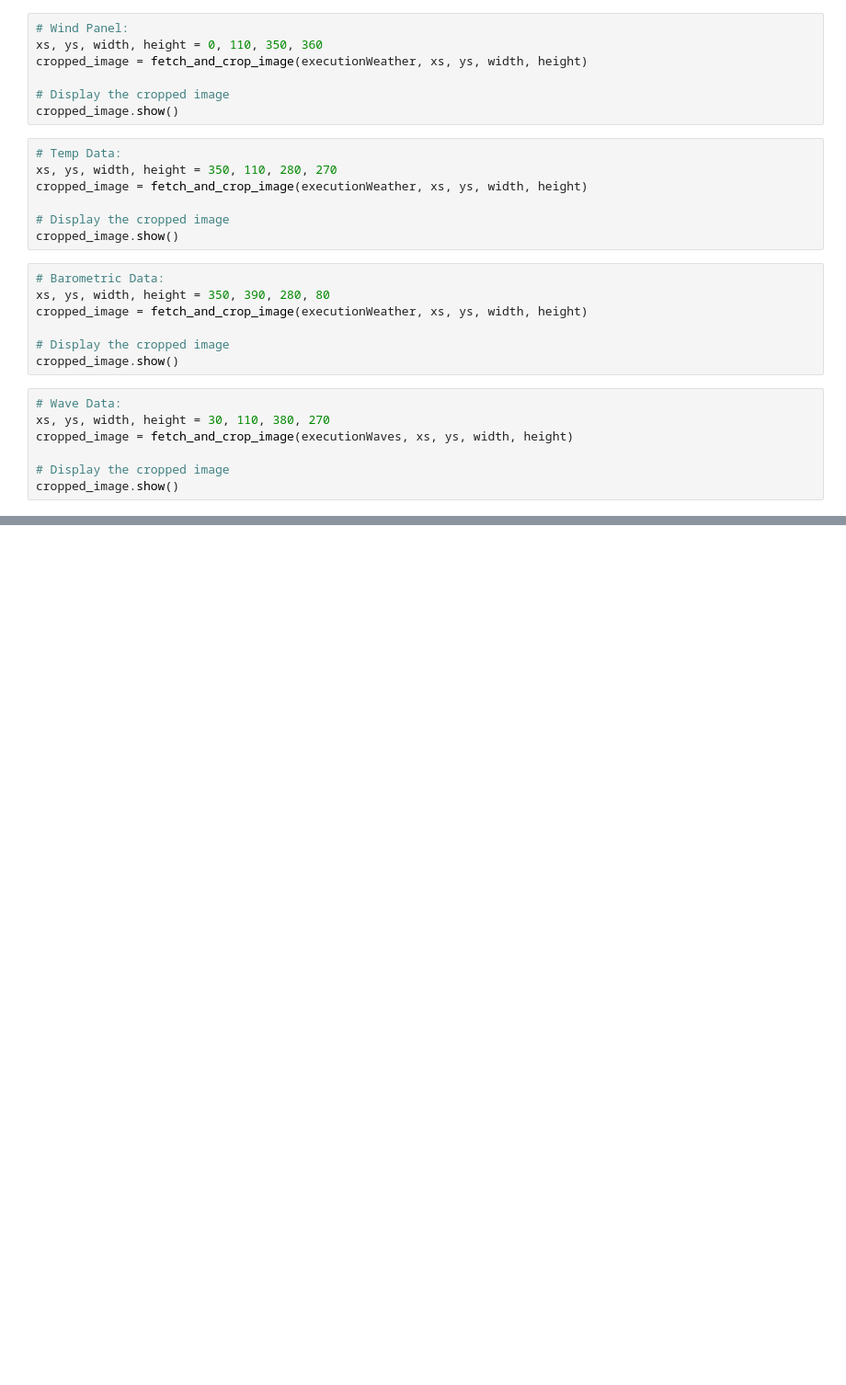
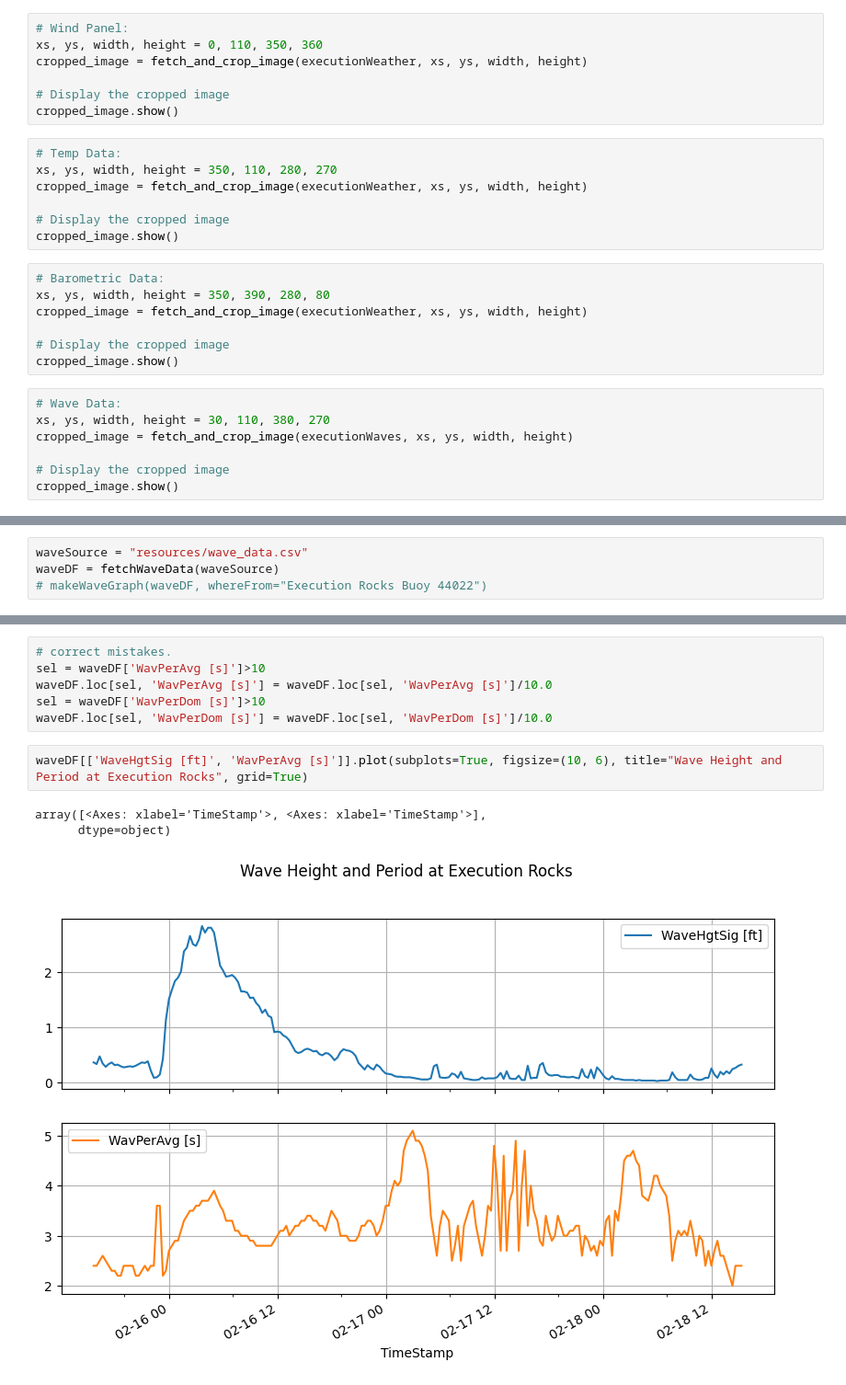
Before and after one commit to pbeeken/WeatherKiosk, a Jupyter notebook: WeatherTests.ipynb, the cells around one changed output, grey strips where cells are left out. Shown at 92% size. Saved outputs shown, nothing was run; the diff lists cells and outputs as text; blank space fills up the shorter version.

```diff
--- a/WeatherTests.ipynb
+++ b/WeatherTests.ipynb
@@ -1606,0 +2463,4 @@ cropped_image.show()
+# %%
+waveSource = "resources/wave_data.csv"
+waveDF = fetchWaveData(waveSource)
+# makeWaveGraph(waveDF, whereFrom="Execution Rocks Buoy 44022")
@@ -1606,0 +2488,12 @@ cropped_image.show()
+# %%
+# correct mistakes.
+sel = waveDF['WavPerAvg [s]']>10
+waveDF.loc[sel, 'WavPerAvg [s]'] = waveDF.loc[sel, 'WavPerAvg [s]']/10.0
+sel = waveDF['WavPerDom [s]']>10
+waveDF.loc[sel, 'WavPerDom [s]'] = waveDF.loc[sel, 'WavPerDom [s]']/10.0
+# %%
+waveDF[['WaveHgtSig [ft]', 'WavPerAvg [s]']].plot(subplots=True, figsize=(10, 6), title="Wave Height and Period at Execution Rocks", grid=True)
+# %% [output]
+array([<Axes: xlabel='TimeStamp'>, <Axes: xlabel='TimeStamp'>],
+      dtype=object)
+[figure, added]
```
Also changed, not shown: parts of 32 cells of this notebook, 1 other file.
